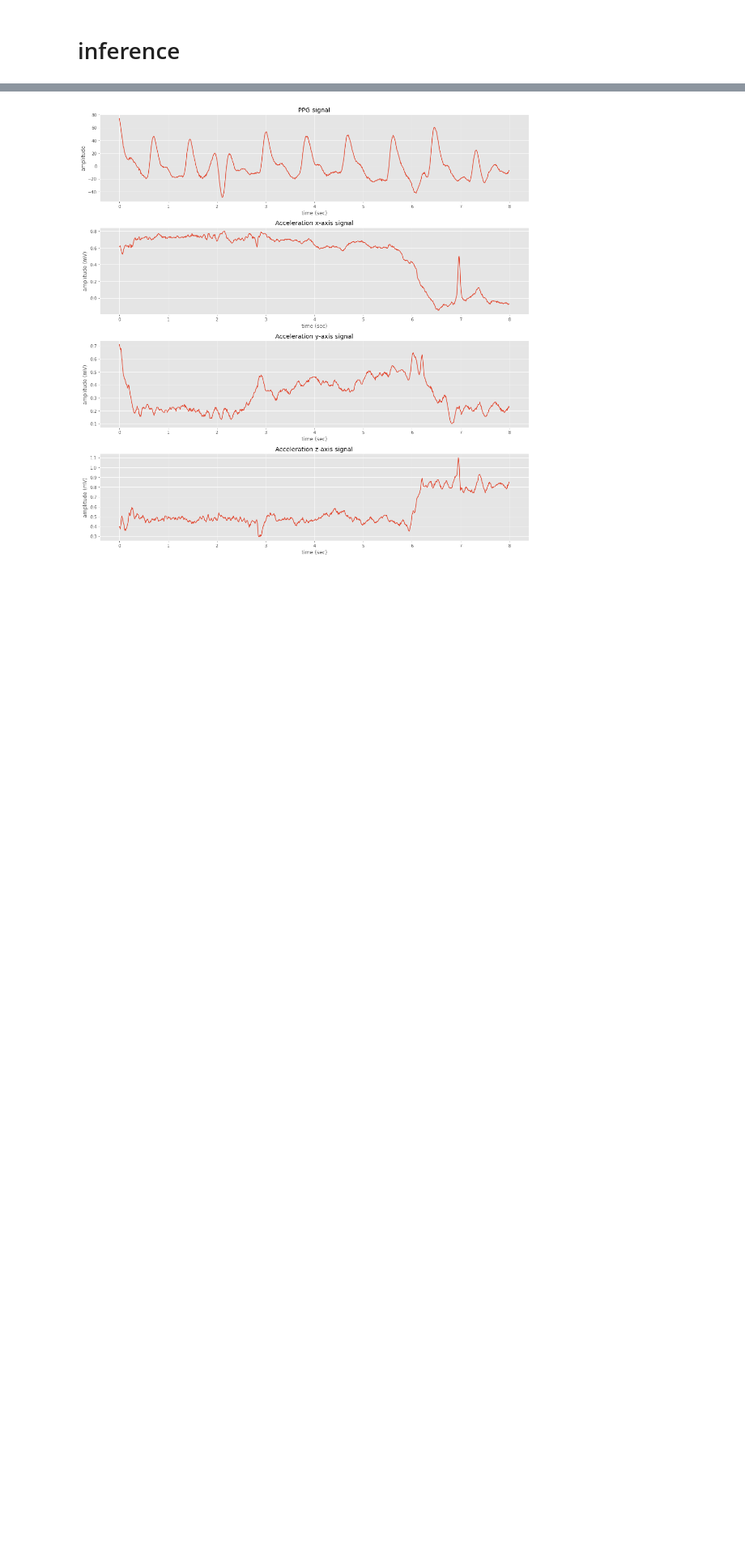
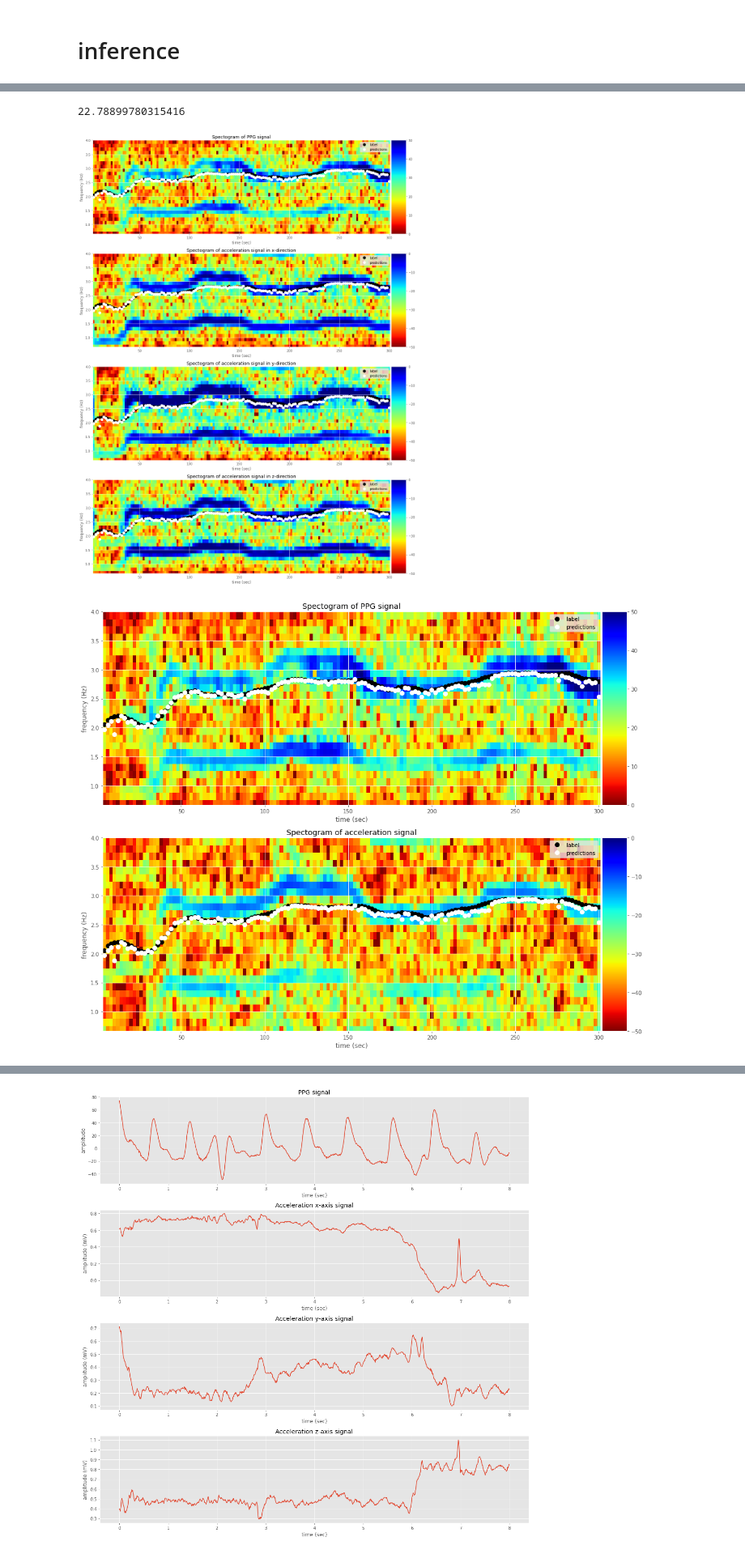
Before and after one commit to phthaloc/nd320-c4-wearable-data-project-starter, a Jupyter notebook: part_1/pulse_rate_starter.ipynb, the cells around one changed output, grey strips where cells are left out. Shown at 81% size. Saved outputs shown, nothing was run; the diff lists cells and outputs as text; code cells hidden in the pictures; blank space fills up the shorter version.

```diff
--- a/part_1/pulse_rate_starter.ipynb
+++ b/part_1/pulse_rate_starter.ipynb
@@ -451,5 +543,5 @@ dict_features = etl.featurize(
     frac_en_param=frac_en_param,
     freq_range=(min_freq, max_freq)
 )
-features, feature_names = transform_features(dict_features=dict_features)
+features, feature_names = etl.transform_features(dict_features=dict_features)
 # %% [output]
@@ -633,0 +550,9 @@ df_valid_eval_metrics
+# %%
+%%time
+df_best_hparams = hyperparam_selection(
+    features=features,
+    labels=labels,
+    groups=groups,
+    n_estimators_opt=n_estimators_opt,
+    max_tree_depth_opt=max_tree_depth_opt
+)
@@ -633,0 +609,3 @@ df_valid_eval_metrics
+# %%
+model = train_rpr_algorithm(df_hparams=df_best_hparams, features=features, labels=labels)
+model
@@ -797,0 +730,60 @@ AggregateErrorMetric(pr_errors=errors, confidence_est=cfd)
+# %%
+np.abs(errors)
+# %% [output]
+22.78899780315416
+# %%
+file = data_files[9]
+
+ppg, accx, accy, accz = etl.LoadTroikaDataFile(data_fl=file)
+file_key = file.split('/')[-1].split('.')[0].lower()
+ppg_raw_filtered = etl.bandpass_filter(signal=input_data_raw[file_key]['ppg'], pass_band=(min_freq, max_freq), fs=FS)
+accx_raw_filtered = etl.bandpass_filter(signal=input_data_raw[file_key]['accx'], pass_band=(min_freq, max_freq), fs=FS)
+accy_raw_filtered = etl.bandpass_filter(signal=input_data_raw[file_key]['accy'], pass_band=(min_freq, max_freq), fs=FS)
+accz_raw_filtered = etl.bandpass_filter(signal=input_data_raw[file_key]['accz'], pass_band=(min_freq, max_freq), fs=FS)
+acc_abs, _ = etl.total_accelerometer_signal(accx=accx_raw_filtered, accy=accy_raw_filtered, accz=accz_raw_filtered, n_fft=n_fft)
+lbls = labels_raw[f'ref{file_key[4:]}']/60
+
+infer_data, infer_features, infere_data_names = etl.prepare_inference_data(
+    ppg=ppg,
+    accx=accx,
+    accy=accy,
+    accz=accz,
+    window_length=window_length,
+    window_shift=window_shift,
+    freq_range=(min_freq, max_freq),
+    fs=FS,
+    n_fft=n_fft,
+    peaks_param=peaks_param,
+    frac_en_param=frac_en_param
+)
+# predict pulse rate estimates (in bpm):
+pred = model.predict(infer_features)
+
+fig = plot_util.plot_spectogram(
+    ppg=ppg_raw_filtered,
+    accx=accx_raw_filtered,
+    accy=accy_raw_filtered,
+    accz=accz_raw_filtered,
+    labels=lbls,
+    predictions=pred/60,
+    fs=FS,
+    window_length=window_length,
+    window_shift=window_shift,
+    min_freq=min_freq,
+    max_freq=max_freq
+)
+
+fig = plot_util.plot_spectogram_sumarized(
+    ppg=ppg_raw_filtered,
+    acc=acc_abs,
+    labels=lbls,
+    predictions=pred/60,
+    fs=FS,
+    window_length=window_length,
+    window_shift=window_shift,
+    min_freq=min_freq,
+    max_freq=max_freq
+)
+# %% [output]
+[figure, added]
+[figure, added]
```
Also changed, not shown: parts of 31 cells of this notebook, 2 other files.
